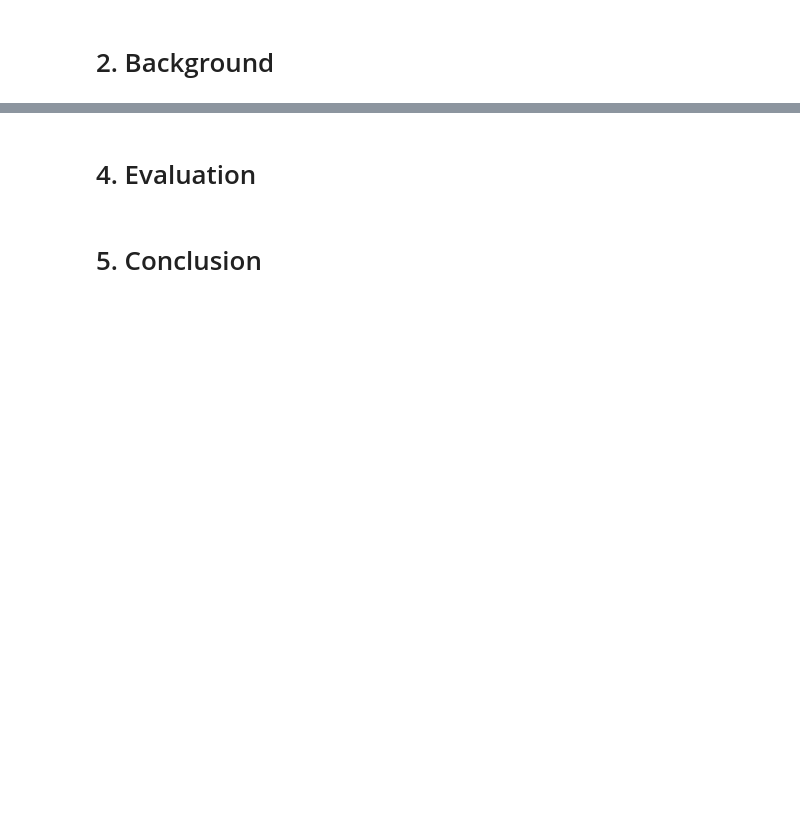
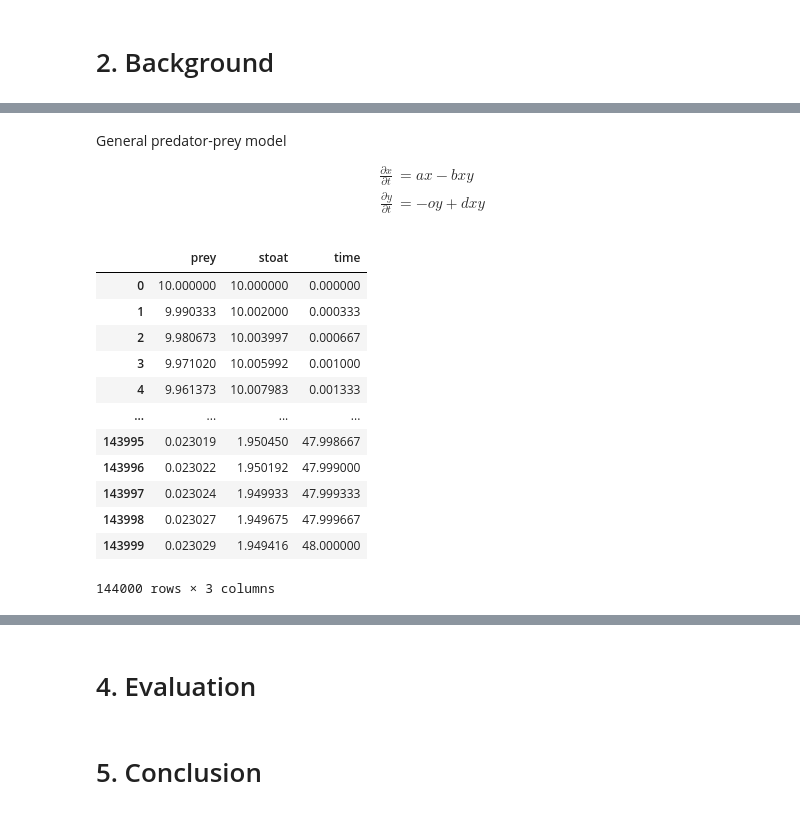
Before and after one commit to k-atej/stoatmodel, a Jupyter notebook: scicomp-stoat-model.ipynb, the cells around one changed output, grey strips where cells are left out. Saved outputs shown, nothing was run; the diff lists cells and outputs as text; code cells hidden in the pictures; blank space fills up the shorter version.

```diff
--- a/scicomp-stoat-model.ipynb
+++ b/scicomp-stoat-model.ipynb
@@ -30,0 +81,9 @@ for dirname, _, filenames in os.walk('/kaggle/input'):
+# %% [markdown]
+General predator-prey model
+
+$$
+\begin{align}
+\frac{\partial x}{\partial t} &= ax - bxy \\
+\frac{\partial y}{\partial t} &= -oy + dxy
+\end{align}
+$$
@@ -30,0 +123,16 @@ for dirname, _, filenames in os.walk('/kaggle/input'):
+# %%
+df
+# %% [output]
+|  | prey | stoat | time |
+| 0 | 10.000000 | 10.000000 | 0.000000 |
+| 1 | 9.990333 | 10.002000 | 0.000333 |
+| 2 | 9.980673 | 10.003997 | 0.000667 |
+| 3 | 9.971020 | 10.005992 | 0.001000 |
+| 4 | 9.961373 | 10.007983 | 0.001333 |
+| ... | ... | ... | ... |
+| 143995 | 0.023019 | 1.950450 | 47.998667 |
+| 143996 | 0.023022 | 1.950192 | 47.999000 |
+| 143997 | 0.023024 | 1.949933 | 47.999333 |
+| 143998 | 0.023027 | 1.949675 | 47.999667 |
+| 143999 | 0.023029 | 1.949416 | 48.000000 |
+144000 rows × 3 columns
```
Also changed, not shown: parts of 33 cells of this notebook.
